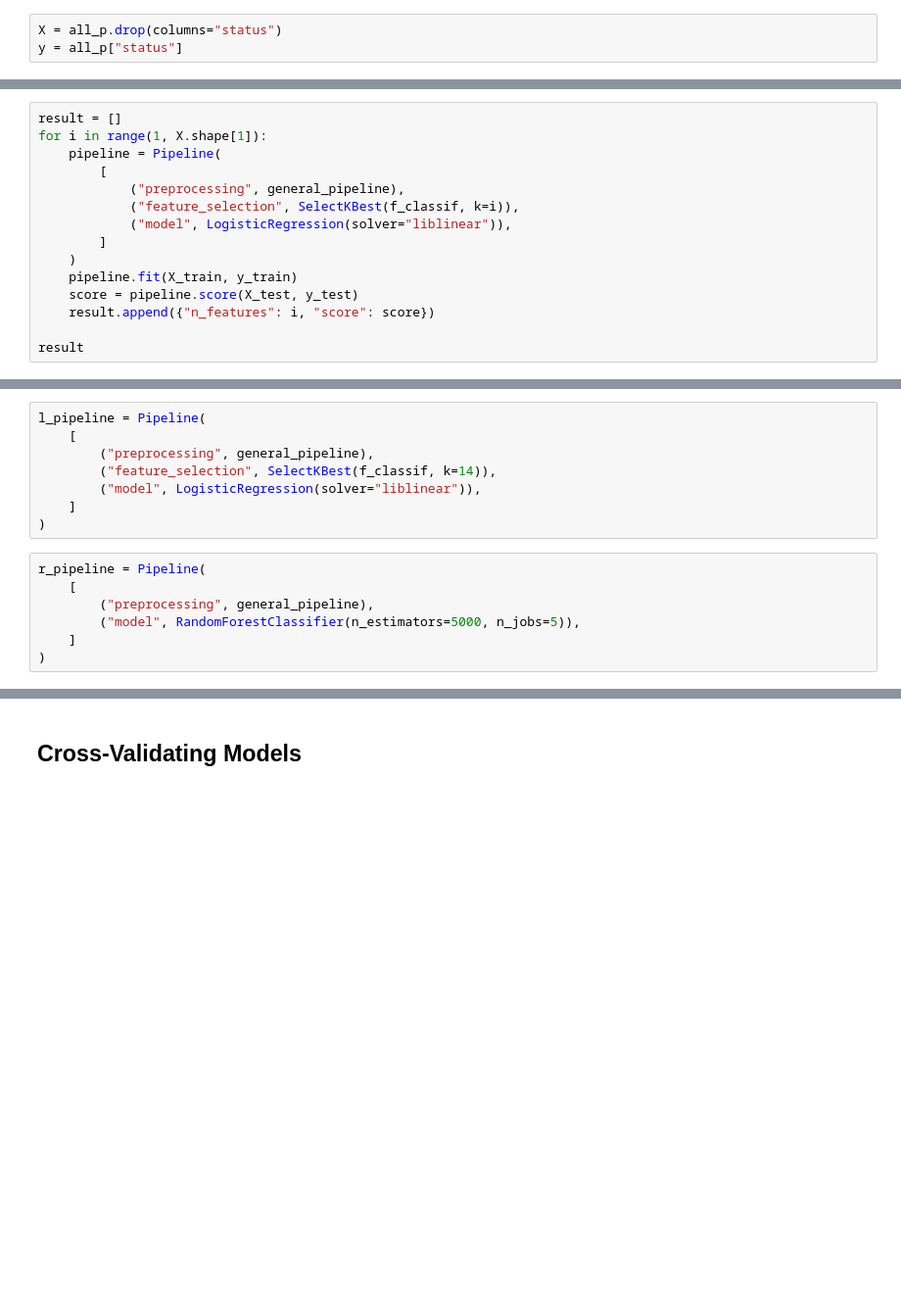
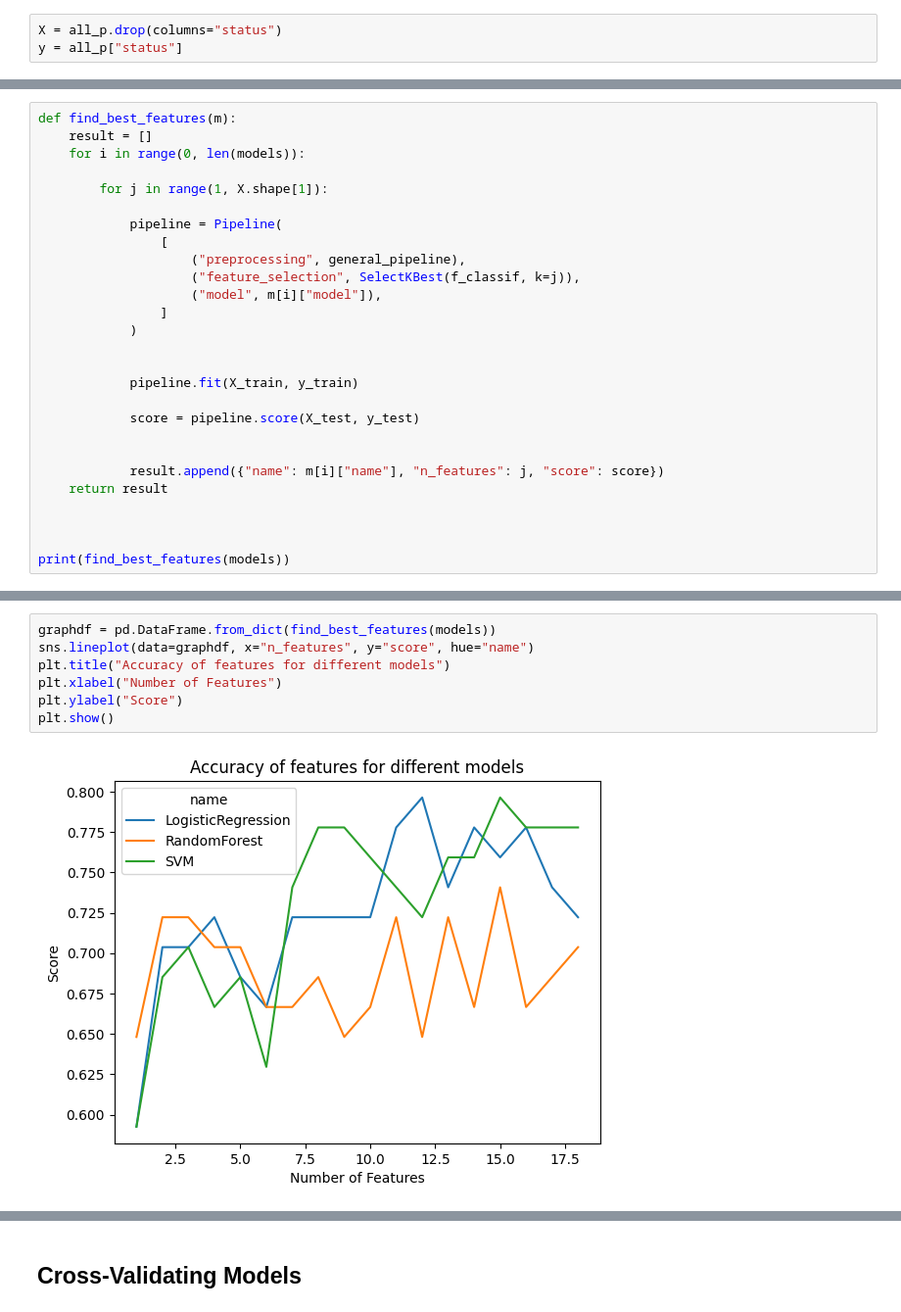
Before and after one commit to JohnKang0720/swish-or-brick, a Jupyter notebook: report-1.ipynb, the cells around one changed output, grey strips where cells are left out. Shown at 98% size. Saved outputs shown, nothing was run; the diff lists cells and outputs as text; blank space fills up the shorter version.

```diff
--- a/report-1.ipynb
+++ b/report-1.ipynb
@@ -252,16 +258,28 @@ general_pipeline = Pipeline(
 # %%
-result = []
-for i in range(1, X.shape[1]):
-    pipeline = Pipeline(
-        [
-            ("preprocessing", general_pipeline),
-            ("feature_selection", SelectKBest(f_classif, k=i)),
-            ("model", LogisticRegression(solver="liblinear")),
-        ]
-    )
-    pipeline.fit(X_train, y_train)
-    score = pipeline.score(X_test, y_test)
-    result.append({"n_features": i, "score": score})
+def find_best_features(m):
+    result = []
+    for i in range(0, len(models)):
 
-result
+        for j in range(1, X.shape[1]):
+
+            pipeline = Pipeline(
+                [
+                    ("preprocessing", general_pipeline),
+                    ("feature_selection", SelectKBest(f_classif, k=j)),
+                    ("model", m[i]["model"]),
+                ]
+            )
+
+
+            pipeline.fit(X_train, y_train)
+
+            score = pipeline.score(X_test, y_test)
+
+
+            result.append({"name": m[i]["name"], "n_features": j, "score": score})
+    return result
+
+
+
+print(find_best_features(models))
 # %% [output]
@@ -297,15 +287,9 @@ plt.show()
-# %%
-l_pipeline = Pipeline(
-    [
-        ("preprocessing", general_pipeline),
-        ("feature_selection", SelectKBest(f_classif, k=14)),
-        ("model", LogisticRegression(solver="liblinear")),
-    ]
-)
-# %%
-r_pipeline = Pipeline(
-    [
-        ("preprocessing", general_pipeline),
-        ("model", RandomForestClassifier(n_estimators=5000, n_jobs=5)),
-    ]
-)
+# %%
+graphdf = pd.DataFrame.from_dict(find_best_features(models))
+sns.lineplot(data=graphdf, x="n_features", y="score", hue="name")
+plt.title("Accuracy of features for different models")
+plt.xlabel("Number of Features")
+plt.ylabel("Score")
+plt.show()
+# %% [output]
+[figure, added]
```
Also changed, not shown: parts of 16 cells of this notebook.
